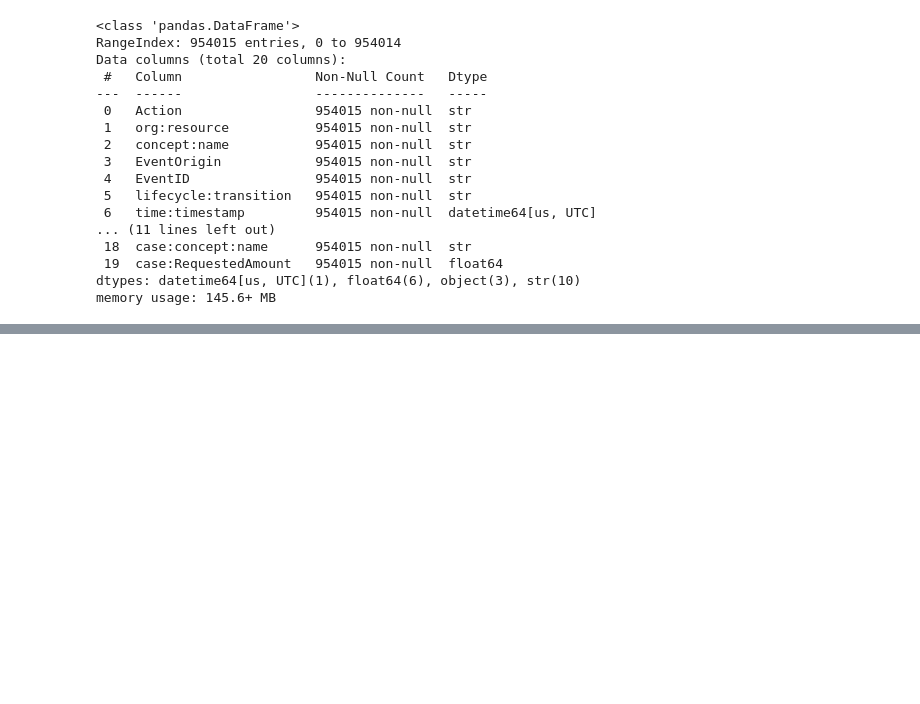
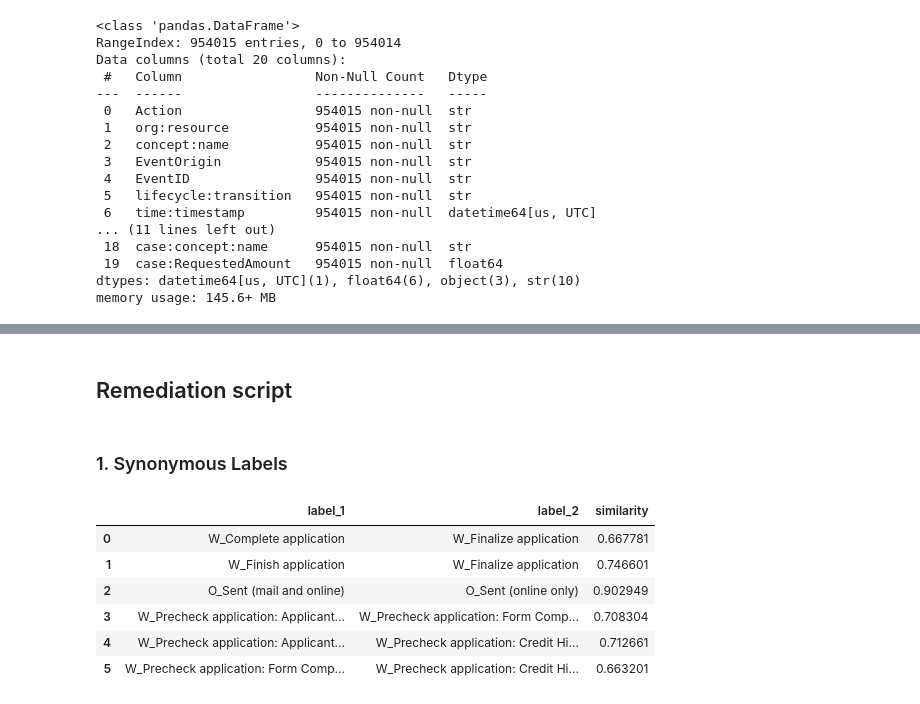
Before and after one commit to felix00112/ProM-Assignment-Group-C, a Jupyter notebook: notebooks/notebook.ipynb, the cells around one changed output, grey strips where cells are left out. Cells and saved outputs as stored; diff of their text form; code cells hidden in the pictures; blank space fills up the shorter version.

```diff
--- a/notebooks/notebook.ipynb
+++ b/notebooks/notebook.ipynb
@@ -331,0 +314,2 @@ Error:
+# %% [markdown]
+## Remediation script
@@ -331,0 +320,13 @@ Error:
+# %% [markdown]
+### 1. Synonymous Labels
+# %%
+result = find_similar_labels(polluted_df, threshold=0.65, prefix_filter = True)
+result
+# %% [output]
+|  | label_1 | label_2 | similarity |
+| 0 | W_Complete application | W_Finalize application | 0.667781 |
+| 1 | W_Finish application | W_Finalize application | 0.746601 |
+| 2 | O_Sent (mail and online) | O_Sent (online only) | 0.902949 |
+| 3 | W_Precheck application: Applicant... | W_Precheck application: Form Comp... | 0.708304 |
+| 4 | W_Precheck application: Applicant... | W_Precheck application: Credit Hi... | 0.712661 |
+| 5 | W_Precheck application: Form Comp... | W_Precheck application: Credit Hi... | 0.663201 |
```
Also changed, not shown: parts of 25 cells of this notebook, 6 other files.
